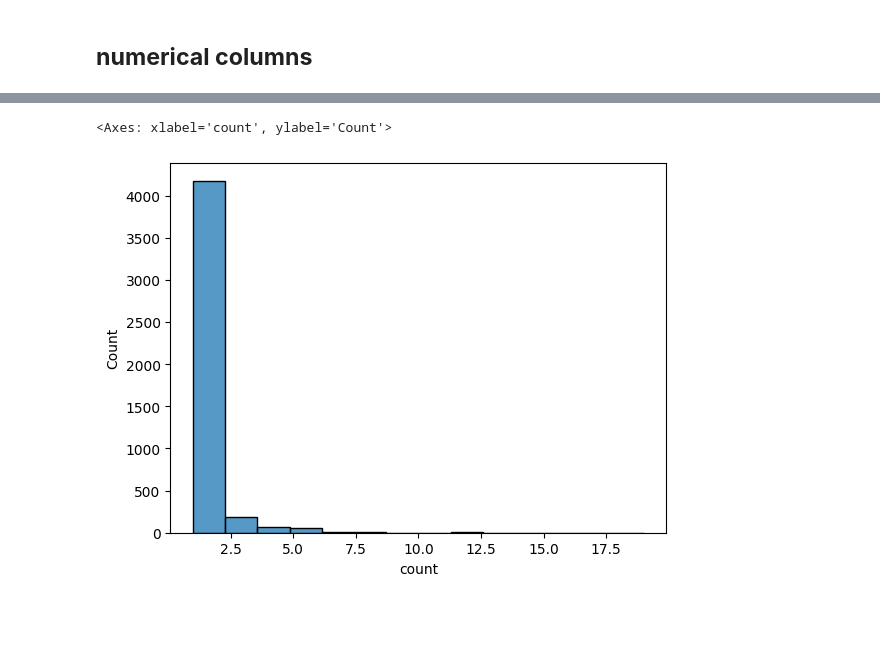
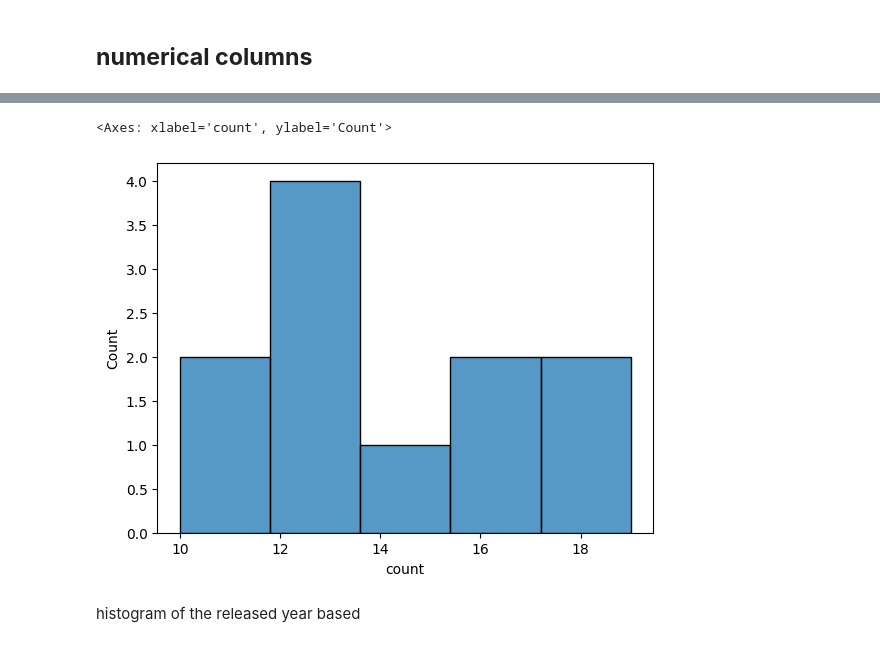
Before and after one commit to Muhammad-Haris-coding/1st-code, a Jupyter notebook: EdaOnNetflexDataset.ipynb, the cells around one changed output, grey strips where cells are left out. Drawn from its saved outputs; the diff is of its cells as text; code cells hidden in the pictures; blank space fills up the shorter version.

```diff
--- a/EdaOnNetflexDataset.ipynb
+++ b/EdaOnNetflexDataset.ipynb
@@ -168,7 +148,9 @@ dtype: int64
 # %% [markdown]
 Converting the date added column to date_time type
 # %%
-df['date_added']=pd.to_datetime(df['date_added'] ,format='%m %d,%y' ,errors='coerce')
+df['date_added']=pd.to_datetime(df['date_added'] ,format='%B %d, %Y', errors='coerce')
+
+df['release_year']=pd.to_datetime(df['release_year'] , format='%Y' , errors='coerce')
 # %% [markdown]
 ### **univariate analysis**
 # %%
@@ -253,5 +243,7 @@ directer_count=df['director'].value_counts()
 # %%
-sns.histplot(x=directer_count[1:])
+sns.histplot(x=directer_count[1:12])
 # %% [output]
 <Axes: xlabel='count', ylabel='Count'>
-[figure, old version]
+[figure, new version]
+# %% [markdown]
+histogram of the released year based
```
Also changed, not shown: parts of 35 cells of this notebook.
